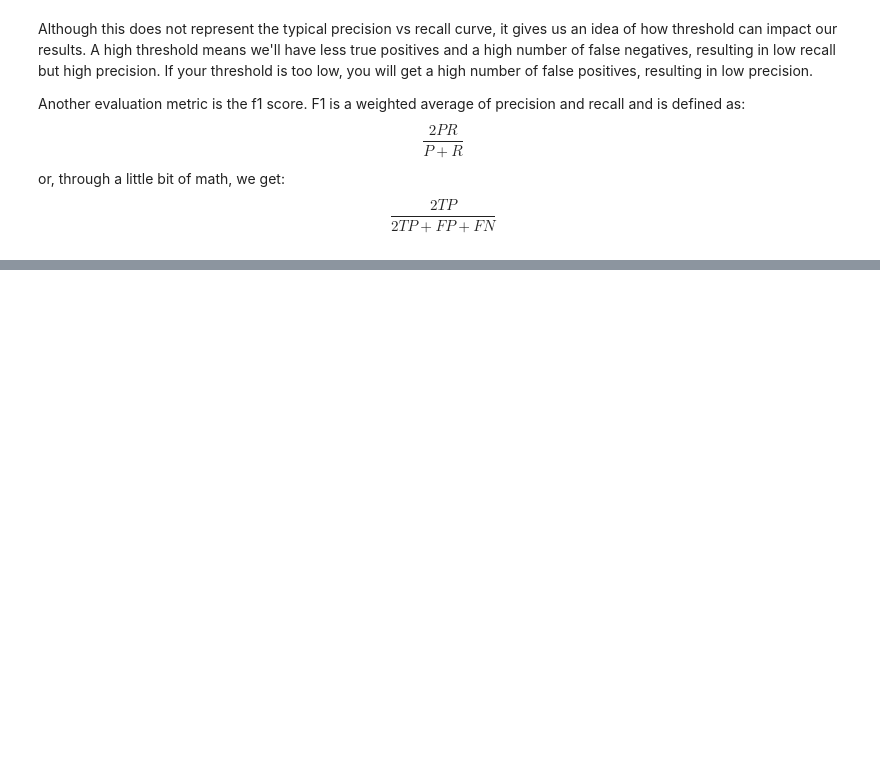
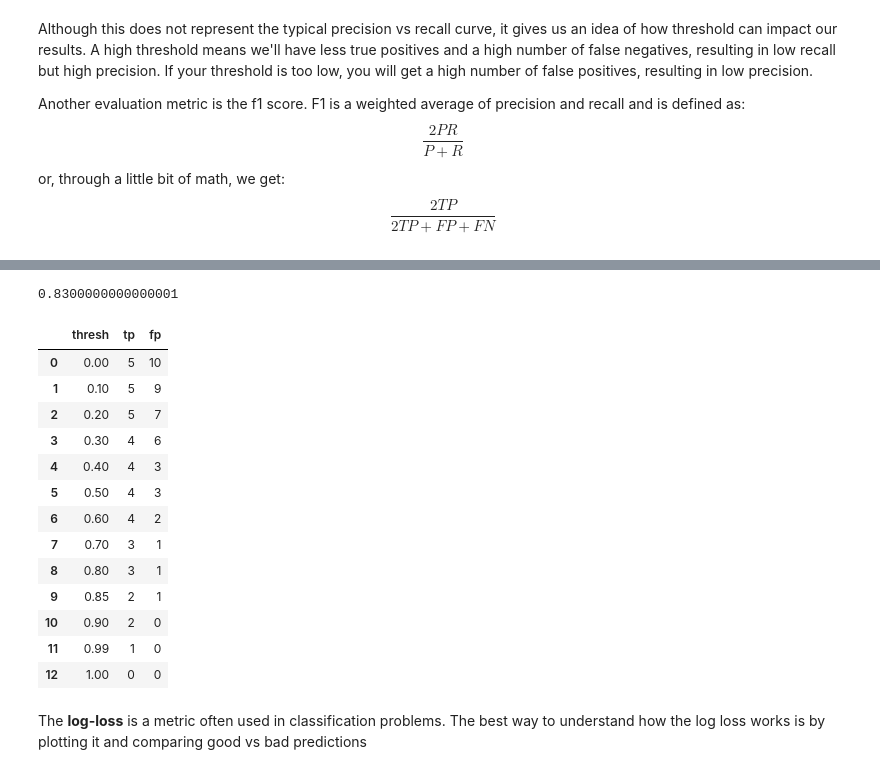
Before and after one commit to AliKhanafer7/approachingalmost, a Jupyter notebook: AAAMLP.ipynb, the cells around one changed output, grey strips where cells are left out. Drawn from its saved outputs; the diff is of its cells as text; code cells hidden in the pictures; blank space fills up the shorter version.

```diff
--- a/AAAMLP.ipynb
+++ b/AAAMLP.ipynb
@@ -736,0 +816,55 @@ assert f1(y_true, y_pred) == metrics.f1_score(y_true, y_pred)
+# %%
+metrics.roc_auc_score(y_true, y_pred)
+# %% [output]
+0.8300000000000001
+# %%
+# empty list to store true positive
+# and false positive values
+tp_list = []
+fp_list = []
+
+# actual targets
+y_true = [0, 0, 0, 0, 1, 0, 1,
+ 0, 0, 1, 0, 1, 0, 0, 1]
+
+# predicted probabilities of a sample being 1
+y_pred = [0.1, 0.3, 0.2, 0.6, 0.8, 0.05,
+ 0.9, 0.5, 0.3, 0.66, 0.3, 0.2,
+ 0.85, 0.15, 0.99]
+
+# some handmade thresholds
+thresholds = [0, 0.1, 0.2, 0.3, 0.4, 0.5,
+ 0.6, 0.7, 0.8, 0.85, 0.9, 0.99, 1.0]
+
+# loop over all thresholds
+for thresh in thresholds:
+    # calucalte prediction for a given thresh
+    temp_pred = [1 if x >= thresh else 0 for x in y_pred]
+
+    # calculate tp
+    tp = true_positive(y_true, temp_pred)
+
+    # calculate fp
+    fp = false_positive(y_true, temp_pred)
+
+    # add to respective list
+    tp_list.append(tp)
+    fp_list.append(fp)
+pd.DataFrame(list(zip(thresholds, tp_list, fp_list)), columns=['thresh', 'tp', 'fp'])
+# %% [output]
+|  | thresh | tp | fp |
+| 0 | 0.00 | 5 | 10 |
+| 1 | 0.10 | 5 | 9 |
+| 2 | 0.20 | 5 | 7 |
+| 3 | 0.30 | 4 | 6 |
+| 4 | 0.40 | 4 | 3 |
+| 5 | 0.50 | 4 | 3 |
+| 6 | 0.60 | 4 | 2 |
+| 7 | 0.70 | 3 | 1 |
+| 8 | 0.80 | 3 | 1 |
+| 9 | 0.85 | 2 | 1 |
+| 10 | 0.90 | 2 | 0 |
+| 11 | 0.99 | 1 | 0 |
+| 12 | 1.00 | 0 | 0 |
+# %% [markdown]
+The **log-loss** is a metric often used in classification problems. The best way to understand how the log loss works is by plotting it and comparing good vs bad predictions
```
Also changed, not shown: parts of 8 cells of this notebook.
